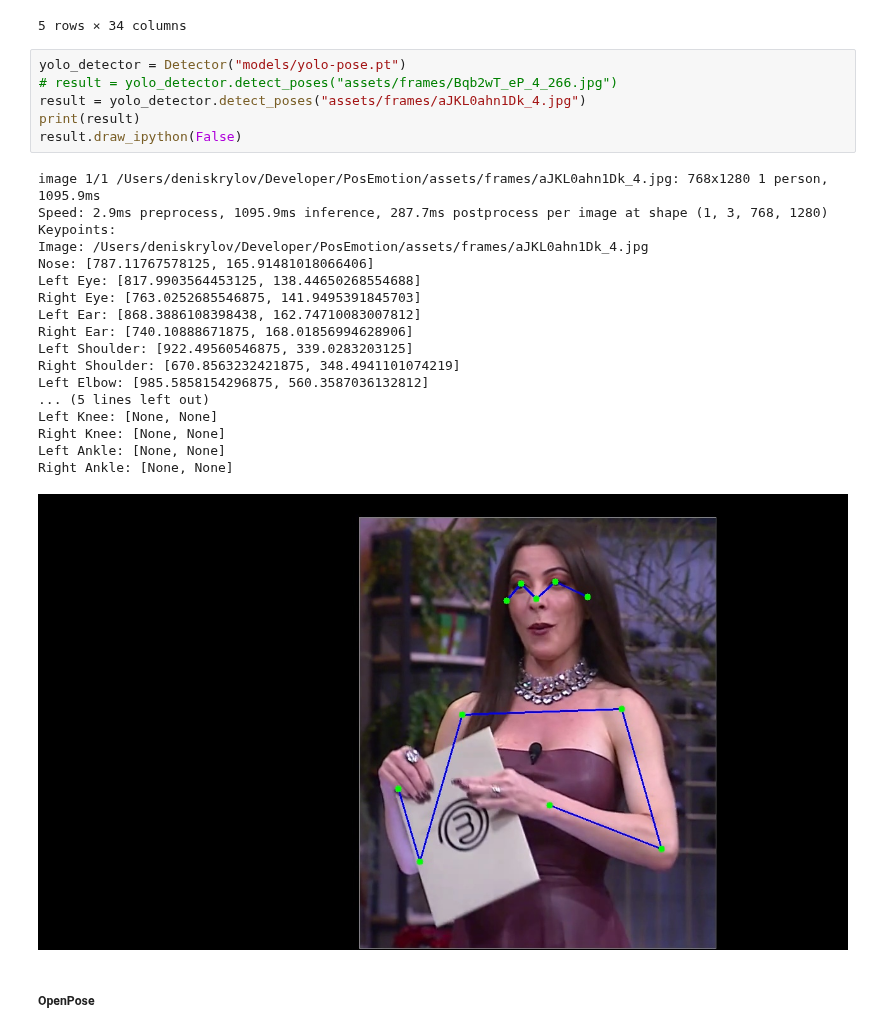
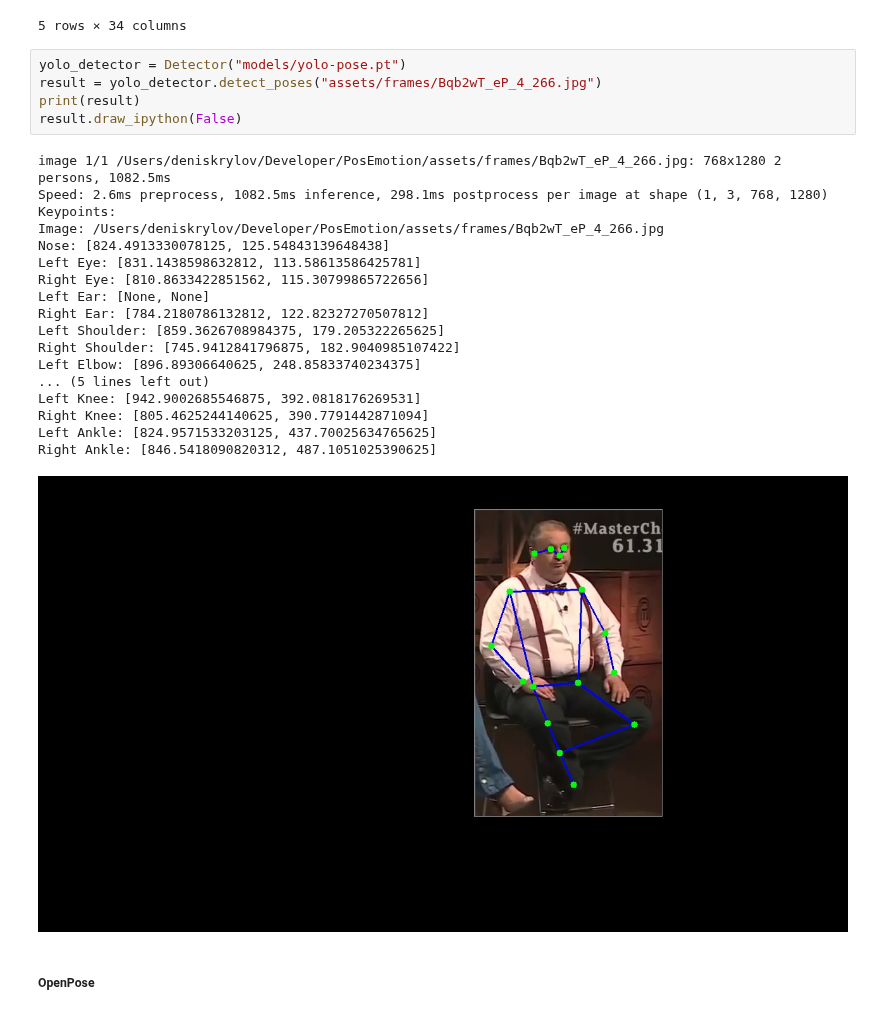
Before and after one commit to denskrlv/PosEmotion, a Jupyter notebook: app.ipynb, the cells around one changed output. Cells and saved outputs as stored; diff of their text form.

```diff
--- a/app.ipynb
+++ b/app.ipynb
@@ -103,29 +101,28 @@ yolo_df.head()
 5 rows × 34 columns
 # %%
 yolo_detector = Detector("models/yolo-pose.pt")
-# result = yolo_detector.detect_poses("assets/frames/Bqb2wT_eP_4_266.jpg")
-result = yolo_detector.detect_poses("assets/frames/aJKL0ahn1Dk_4.jpg")
+result = yolo_detector.detect_poses("assets/frames/Bqb2wT_eP_4_266.jpg")
 print(result)
 result.draw_ipython(False)
 # %% [output]
-image 1/1 /Users/deniskrylov/Developer/PosEmotion/assets/frames/aJKL0ahn1Dk_4.jpg: 768x1280 1 person, 1095.9ms
-Speed: 2.9ms preprocess, 1095.9ms inference, 287.7ms postprocess per image at shape (1, 3, 768, 1280)
+image 1/1 /Users/deniskrylov/Developer/PosEmotion/assets/frames/Bqb2wT_eP_4_266.jpg: 768x1280 2 persons, 1082.5ms
+Speed: 2.6ms preprocess, 1082.5ms inference, 298.1ms postprocess per image at shape (1, 3, 768, 1280)
 Keypoints:
-Image: /Users/deniskrylov/Developer/PosEmotion/assets/frames/aJKL0ahn1Dk_4.jpg
-Nose: [787.11767578125, 165.91481018066406]
-Left Eye: [817.9903564453125, 138.44650268554688]
-Right Eye: [763.0252685546875, 141.9495391845703]
-Left Ear: [868.3886108398438, 162.74710083007812]
-Right Ear: [740.10888671875, 168.01856994628906]
-Left Shoulder: [922.49560546875, 339.0283203125]
-Right Shoulder: [670.8563232421875, 348.4941101074219]
-Left Elbow: [985.5858154296875, 560.3587036132812]
+Image: /Users/deniskrylov/Developer/PosEmotion/assets/frames/Bqb2wT_eP_4_266.jpg
+Nose: [824.4913330078125, 125.54843139648438]
+Left Eye: [831.1438598632812, 113.58613586425781]
+Right Eye: [810.8633422851562, 115.30799865722656]
+Left Ear: [None, None]
+Right Ear: [784.2180786132812, 122.82327270507812]
+Left Shoulder: [859.3626708984375, 179.205322265625]
+Right Shoulder: [745.9412841796875, 182.9040985107422]
+Left Elbow: [896.89306640625, 248.85833740234375]
 ... (5 lines left out)
-Left Knee: [None, None]
-Right Knee: [None, None]
-Left Ankle: [None, None]
-Right Ankle: [None, None]
+Left Knee: [942.9002685546875, 392.0818176269531]
+Right Knee: [805.4625244140625, 390.7791442871094]
+Left Ankle: [824.9571533203125, 437.70025634765625]
+Right Ankle: [846.5418090820312, 487.1051025390625]
-[figure, old version]
+[figure, new version]
 # %% [markdown]
 ##### OpenPose
 # %% [markdown]
```
Also changed, not shown: parts of 10 cells of this notebook, 3 other files.
